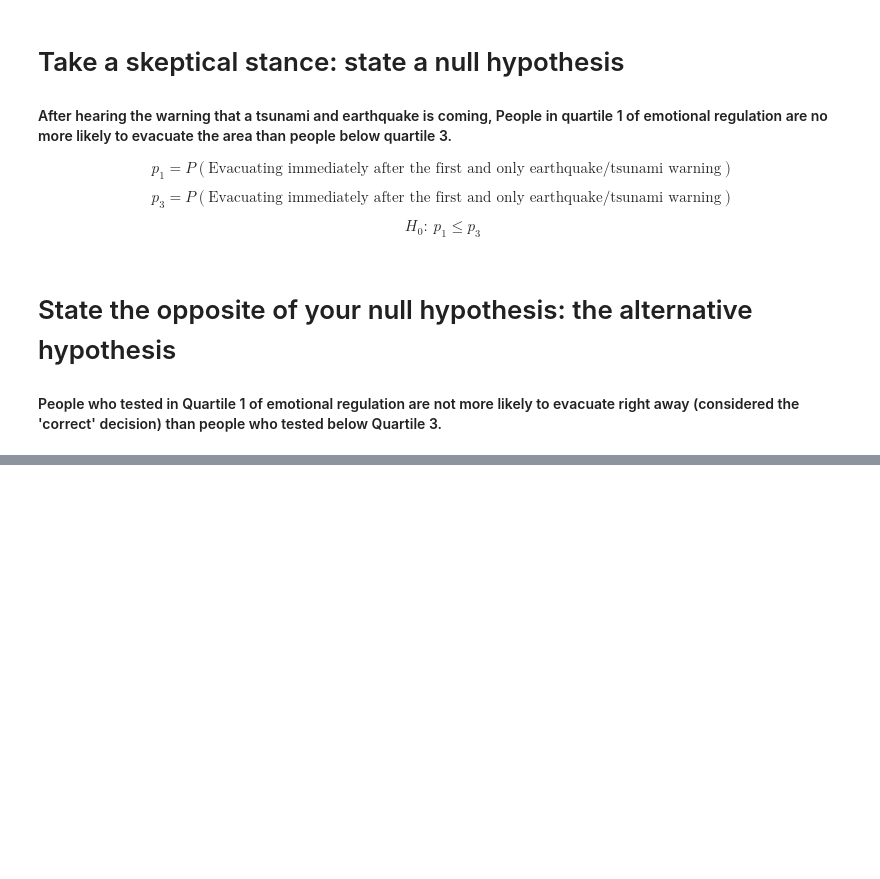
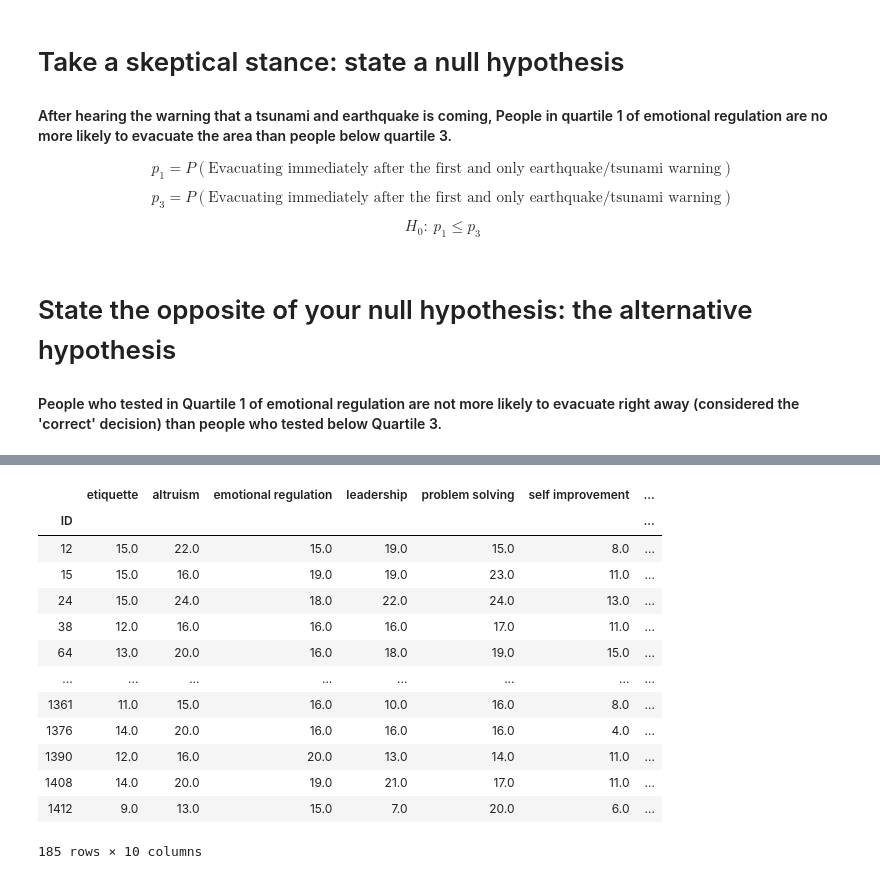
Before and after one commit to josephshanks/JapanEarthquake2011, a Jupyter notebook: S1.ipynb, the cells around one changed output, grey strips where cells are left out. Drawn from its saved outputs; the diff is of its cells as text; code cells hidden in the pictures; blank space fills up the shorter version.

```diff
--- a/S1.ipynb
+++ b/S1.ipynb
@@ -851,0 +897,7 @@ $$ \text{Frequency that people in the bottom 25 % of emotional regulation evacua
+# %%
+newnewdf=df_df.copy()
+# %%
+newnewdf['evac']=df_imevac_health_domains[1]
+# %%
+newnewdf=newnewdf.dropna(subset=['evac'])
+newnewdf=newnewdf.dropna(subset=['emotional regulation'])
@@ -851,0 +916,19 @@ $$ \text{Frequency that people in the bottom 25 % of emotional regulation evacua
+# %%
+#Q1 who evactuated immediately
+#304 people with emo reg equal to or greeater than 15
+newnewdf[(newnewdf['emotional regulation'] >= 15)  & (newnewdf['evac']==1)]
+# %% [output]
+|  | etiquette | altruism | emotional regulation | leadership | problem solving | self improvement | ... |
+| ID |  |  |  |  |  |  | ... |
+| 12 | 15.0 | 22.0 | 15.0 | 19.0 | 15.0 | 8.0 | ... |
+| 15 | 15.0 | 16.0 | 19.0 | 19.0 | 23.0 | 11.0 | ... |
+| 24 | 15.0 | 24.0 | 18.0 | 22.0 | 24.0 | 13.0 | ... |
+| 38 | 12.0 | 16.0 | 16.0 | 16.0 | 17.0 | 11.0 | ... |
+| 64 | 13.0 | 20.0 | 16.0 | 18.0 | 19.0 | 15.0 | ... |
+| ... | ... | ... | ... | ... | ... | ... | ... |
+| 1361 | 11.0 | 15.0 | 16.0 | 10.0 | 16.0 | 8.0 | ... |
+| 1376 | 14.0 | 20.0 | 16.0 | 16.0 | 16.0 | 4.0 | ... |
+| 1390 | 12.0 | 16.0 | 20.0 | 13.0 | 14.0 | 11.0 | ... |
+| 1408 | 14.0 | 20.0 | 19.0 | 21.0 | 17.0 | 11.0 | ... |
+| 1412 | 9.0 | 13.0 | 15.0 | 7.0 | 20.0 | 6.0 | ... |
+185 rows × 10 columns
```
Also changed, not shown: parts of 15 cells of this notebook.
